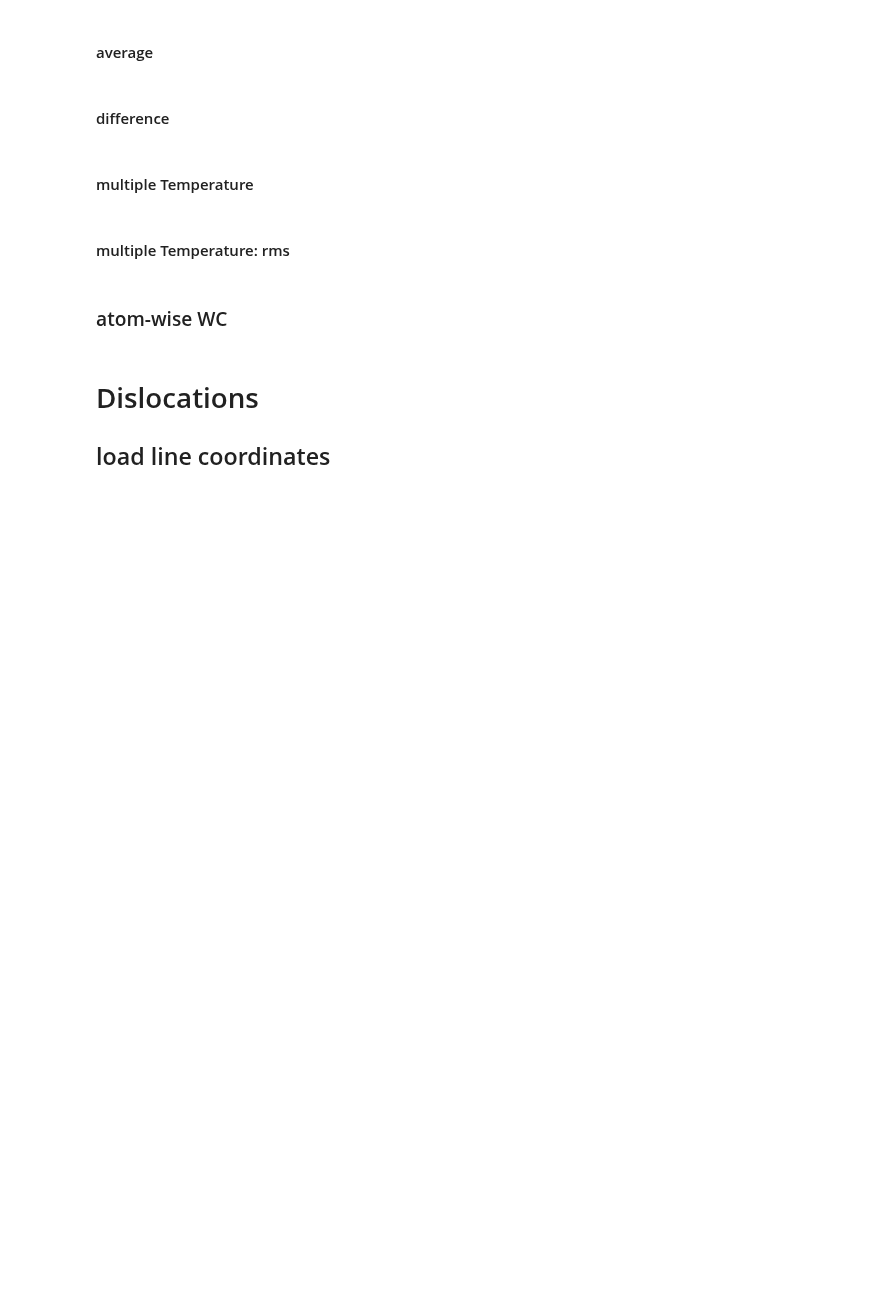
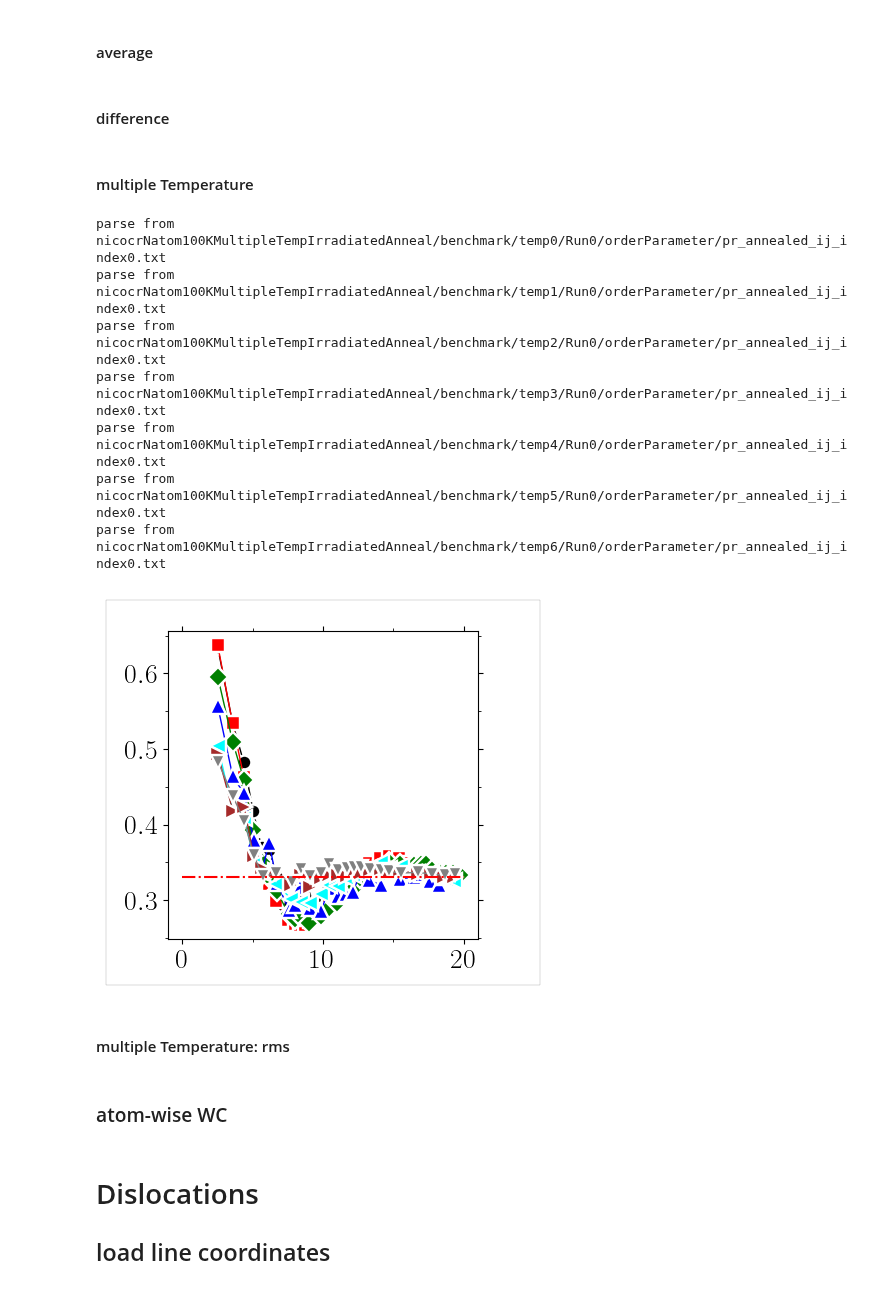
Before and after one commit to kkarimi62/HeaDef, a Jupyter notebook: postprocess/pressFluc2nd.ipynb, the cells around one changed output. Saved outputs shown, nothing was run; the diff lists cells and outputs as text; code cells hidden in the pictures; blank space fills up the shorter version.

```diff
--- a/postprocess/pressFluc2nd.ipynb
+++ b/postprocess/pressFluc2nd.ipynb
@@ -2630,18 +2632,19 @@ if eval(confParser['flags']['SroParameter']) and not\
 
     #--- loop over temp
     Temps  = {
-#            0:300,
+            0:300,
             1:400,
             2:500,
             3:600,
             4:700,
             5:800,
             6:900,
-             7:1000,
+#             7:1000,
         }
     keys = list(Temps.keys())
     keys.sort()
-    ppath = 'nicocrNatom100KMultipleTempIrradiatedAnneal/dpa2'
+    cutoff=20.0
+    ppath = 'nicocrNatom100KMultipleTempIrradiatedAnneal/benchmark'
     stdd = np.zeros(len(Temps))
     for key, count in zip(keys,range(len(keys))): #--- T
         temp = Temps[key]
@@ -2668,33 +2671,42 @@ if eval(confParser['flags']['SroParameter']) and not\
             #--- first dip
 #            x_axis, f, valleys = GetExtrema(xdata,ydata,2.3,verbose=False)
 #            ksi[count] = valleys[1]
 #            print('minimum at ',valleys[1])
         except:
             traceback.print_exc()
             continue
 
     #--- plot
     utl.PltErr([0,cutoff],[0.33,0.33],
                 attrs={'fmt':'-.r'},
                 ax=ax,
                 Plot=False,
                 title='orderParameter/wc_diff_sheng_index%s_dpa.png'%indxx,
 #               legend=lg.Get(),
 #               xlim=[2.0,20.0],
 #                  ylim=[0.1-0.33,.7-0.33],
             DrawFrame=[0.2,0.2,0.15,0.1,0.1],
             )
 
 
     #--- plot rms
 #     utl.PltErr(temps,stdd,
 #             Plot=False,
 #             attrs=symbols.GetAttrs(),
 #             DrawFrame=[0.2,0.2,0.15,0.1,0.1],
 #             yscale='log',
 # #            ylim=(0.01,0.1),
 #                  title='orderParameter/rms_sro_temperature_pair%s.png'%indxx,
 #             )
+# %% [output]
+parse from nicocrNatom100KMultipleTempIrradiatedAnneal/benchmark/temp0/Run0/orderParameter/pr_annealed_ij_index0.txt
+parse from nicocrNatom100KMultipleTempIrradiatedAnneal/benchmark/temp1/Run0/orderParameter/pr_annealed_ij_index0.txt
+parse from nicocrNatom100KMultipleTempIrradiatedAnneal/benchmark/temp2/Run0/orderParameter/pr_annealed_ij_index0.txt
+parse from nicocrNatom100KMultipleTempIrradiatedAnneal/benchmark/temp3/Run0/orderParameter/pr_annealed_ij_index0.txt
+parse from nicocrNatom100KMultipleTempIrradiatedAnneal/benchmark/temp4/Run0/orderParameter/pr_annealed_ij_index0.txt
+parse from nicocrNatom100KMultipleTempIrradiatedAnneal/benchmark/temp5/Run0/orderParameter/pr_annealed_ij_index0.txt
+parse from nicocrNatom100KMultipleTempIrradiatedAnneal/benchmark/temp6/Run0/orderParameter/pr_annealed_ij_index0.txt
+[figure, added]
 # %% [markdown]
 #### multiple Temperature: rms
 # %%
```
Also changed, not shown: parts of 7 cells of this notebook.
